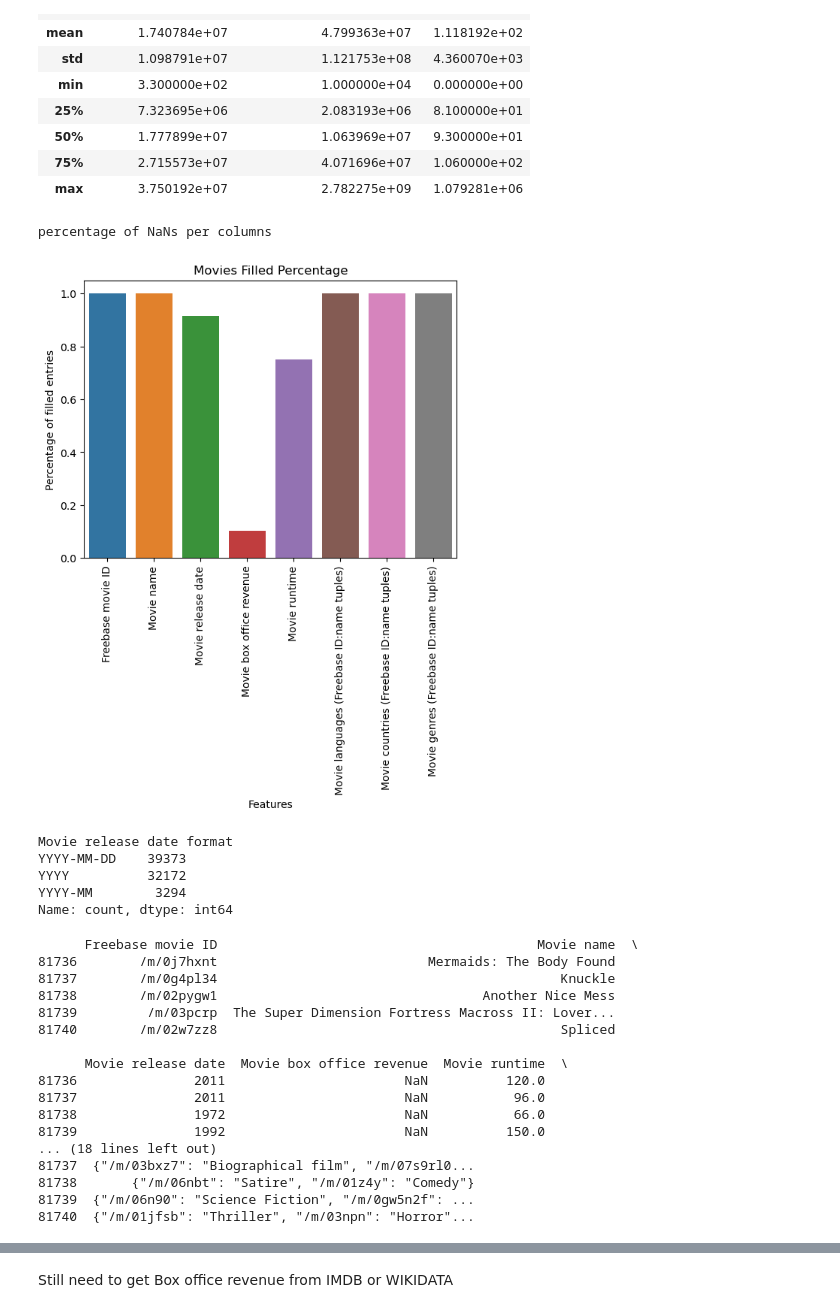
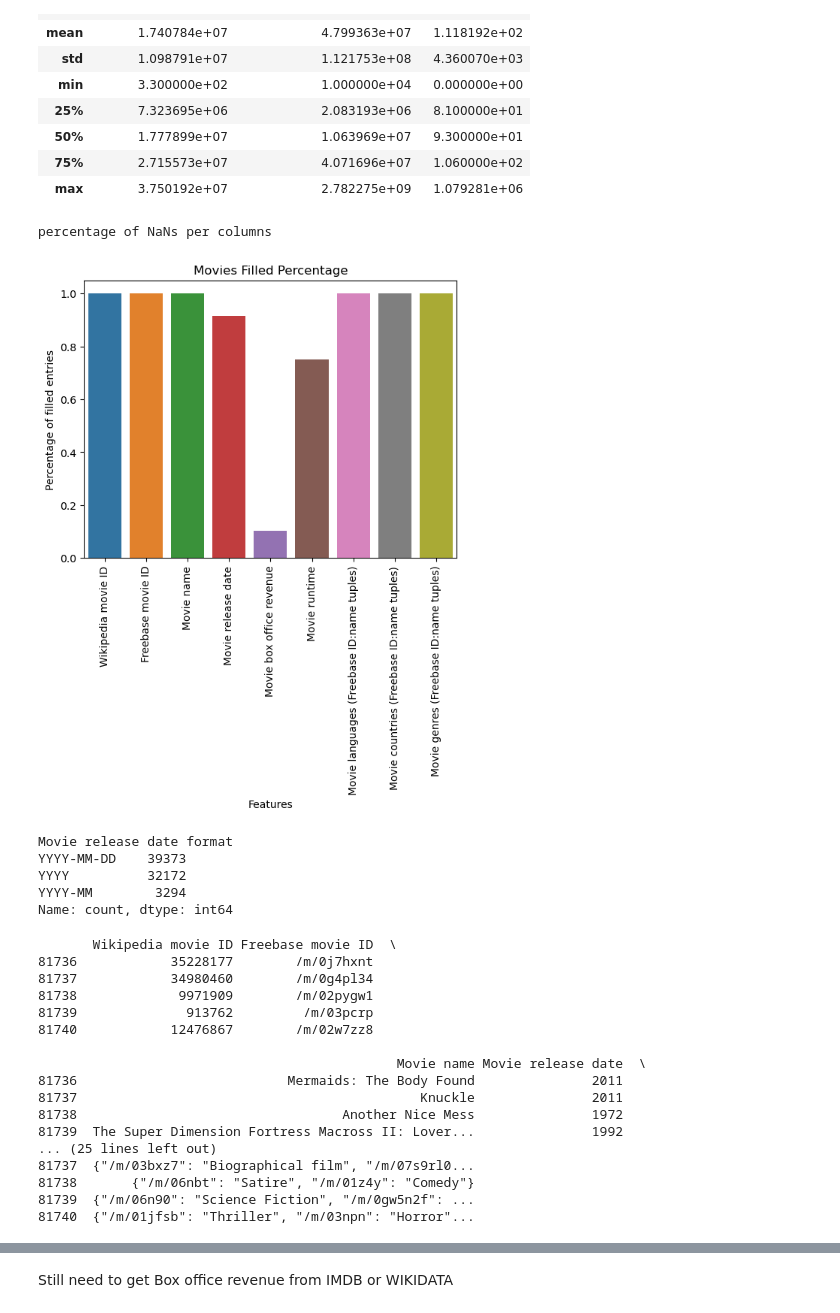
Before and after one commit to epfl-ada/ada-2024-project-metal2024, a Jupyter notebook: datapreprocessing.ipynb, the cells around one changed output, grey strips where cells are left out. Saved outputs shown, nothing was run; the diff lists cells and outputs as text; code cells hidden in the pictures.

```diff
--- a/datapreprocessing.ipynb
+++ b/datapreprocessing.ipynb
@@ -385,15 +384,15 @@ movies_df.describe()
 | 75% | 2.715573e+07 | 4.071696e+07 | 1.060000e+02 |
 | max | 3.750192e+07 | 2.782275e+09 | 1.079281e+06 |
 # %%
-movie_columns_to_keep = ["Freebase movie ID", "Movie name", "Movie release date", "Movie box office revenue", "Movie runtime", "Movie languages (Freebase ID:name tuples)", "Movie countries (Freebase ID:name tuples)", "Movie genres (Freebase ID:name tuples)"]
+movie_columns_to_keep = ["Wikipedia movie ID", "Freebase movie ID", "Movie name", "Movie release date", "Movie box office revenue", "Movie runtime", "Movie languages (Freebase ID:name tuples)", "Movie countries (Freebase ID:name tuples)", "Movie genres (Freebase ID:name tuples)"]
 mo_df = movies_df[movie_columns_to_keep].copy()
 
 print("percentage of NaNs per columns")
 mo_df.isna().mean() * 100
 plot_notNaPercentage(mo_df, "Movies Filled Percentage")
 # %% [output]
 percentage of NaNs per columns
-[figure, old version]
+[figure, new version]
 # %%
 # Drop rows with NaN in "Movie release date" in ch_df
 mo_df = mo_df.dropna(subset=["Movie release date"])
@@ -416,19 +415,19 @@ mo_df = mo_df.drop(columns=["Movie release date format"])
 
 print(mo_df.tail(5))
 # %% [output]
-      Freebase movie ID                                         Movie name  \
-81736        /m/0j7hxnt                           Mermaids: The Body Found
-81737        /m/0g4pl34                                            Knuckle
-81738        /m/02pygw1                                  Another Nice Mess
-81739         /m/03pcrp  The Super Dimension Fortress Macross II: Lover...
-81740        /m/02w7zz8                                            Spliced
+       Wikipedia movie ID Freebase movie ID  \
+81736            35228177        /m/0j7hxnt
+81737            34980460        /m/0g4pl34
+81738             9971909        /m/02pygw1
+81739              913762         /m/03pcrp
+81740            12476867        /m/02w7zz8
 
-      Movie release date  Movie box office revenue  Movie runtime  \
-81736               2011                       NaN          120.0
-81737               2011                       NaN           96.0
-81738               1972                       NaN           66.0
-81739               1992                       NaN          150.0
-... (18 lines left out)
+                                              Movie name Movie release date  \
+81736                           Mermaids: The Body Found               2011
+81737                                            Knuckle               2011
+81738                                  Another Nice Mess               1972
+81739  The Super Dimension Fortress Macross II: Lover...               1992
+... (25 lines left out)
 81737  {"/m/03bxz7": "Biographical film", "/m/07s9rl0...
 81738       {"/m/06nbt": "Satire", "/m/01z4y": "Comedy"}
 81739  {"/m/06n90": "Science Fiction", "/m/0gw5n2f": ...
```
Also changed, not shown: parts of 6 cells of this notebook.
